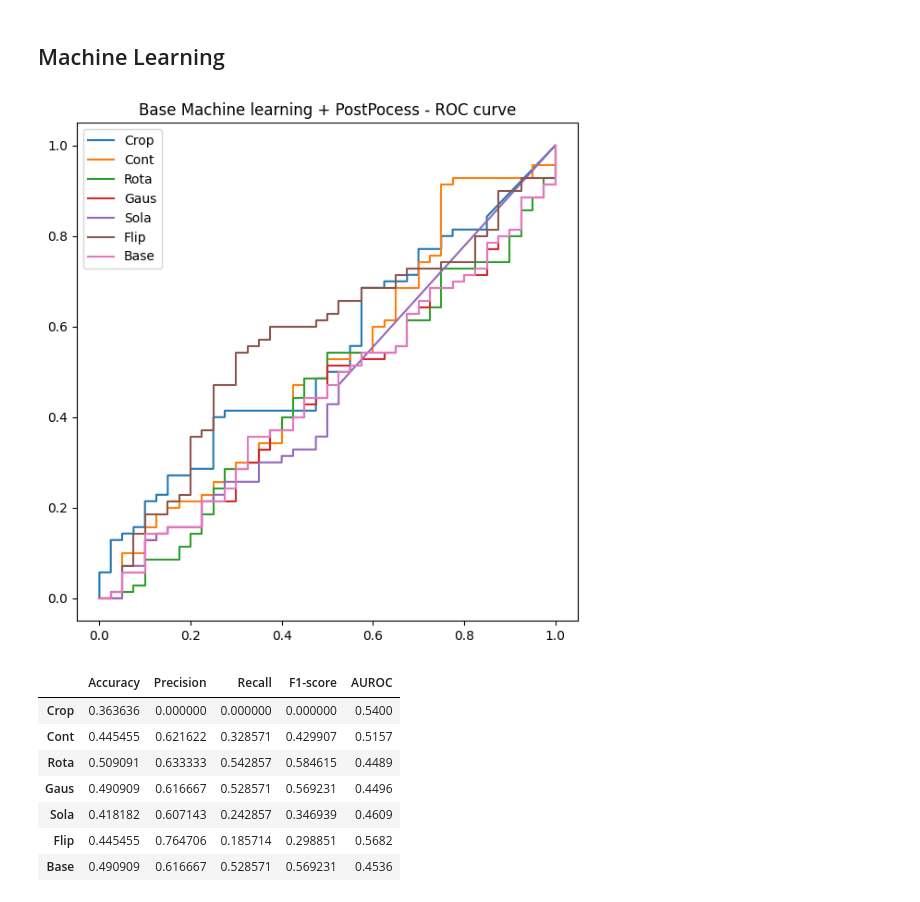
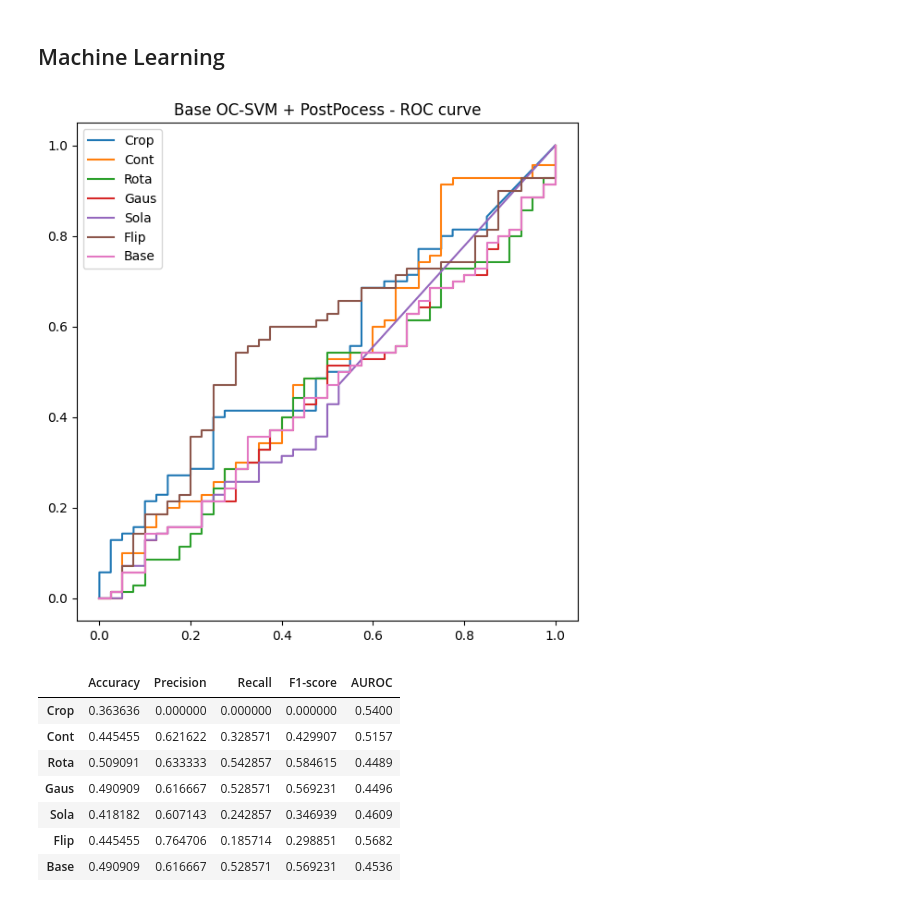
Before and after one commit to crimama/BA, a Jupyter notebook: 3.Anomaly Detection/Result.ipynb, the cells around one changed output. Cells and saved outputs as stored; diff of their text form; code cells hidden in the pictures.

```diff
--- a/3.Anomaly Detection/Result.ipynb
+++ b/3.Anomaly Detection/Result.ipynb
@@ -169,13 +168,13 @@ METRIC = np.array(METRIC)
 # %%
 aug_name = ['Crop','Cont','Rota','Gaus','Sola','Flip','Base']
 plt.figure(figsize=(7,7))
-plt.title('Base Machine learning + PostPocess - ROC curve')
+plt.title('Base OC-SVM + PostPocess - ROC curve')
 for (fpr,tpr),name in zip(ROC[:,:2],aug_name):
     plt.plot(fpr,tpr,label=name)
 plt.legend()
 plt.show()
 # %% [output]
-[figure, old version]
+[figure, new version]
 # %%
 Machine_metric = pd.DataFrame(np.c_[METRIC,AUROC])
 Machine_metric.columns = ['Accuracy','Precision','Recall','F1-score','AUROC']
```
Also changed, not shown: parts of 5 cells of this notebook, 2 other files.
